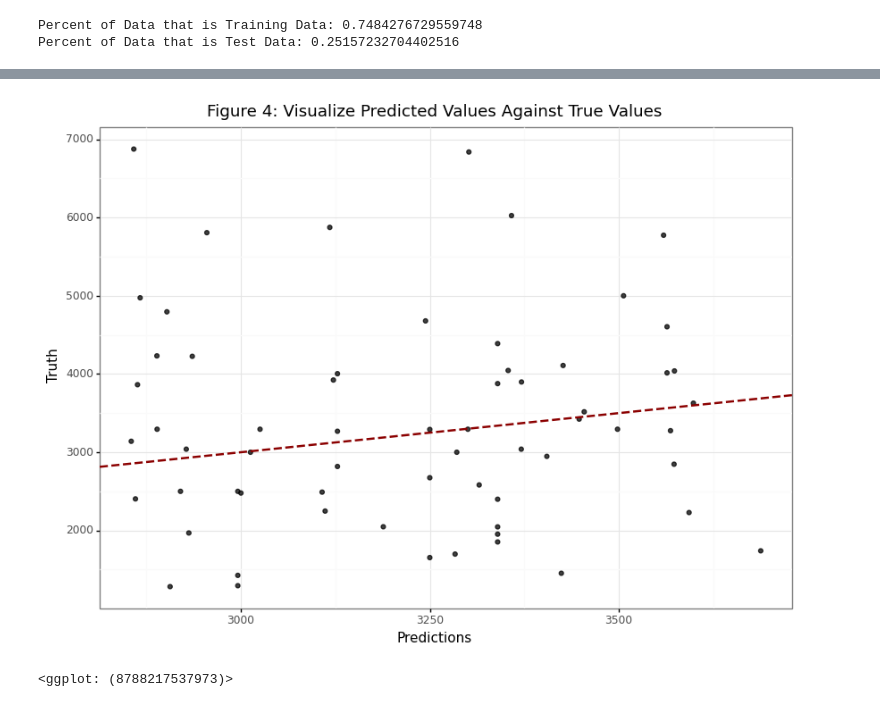
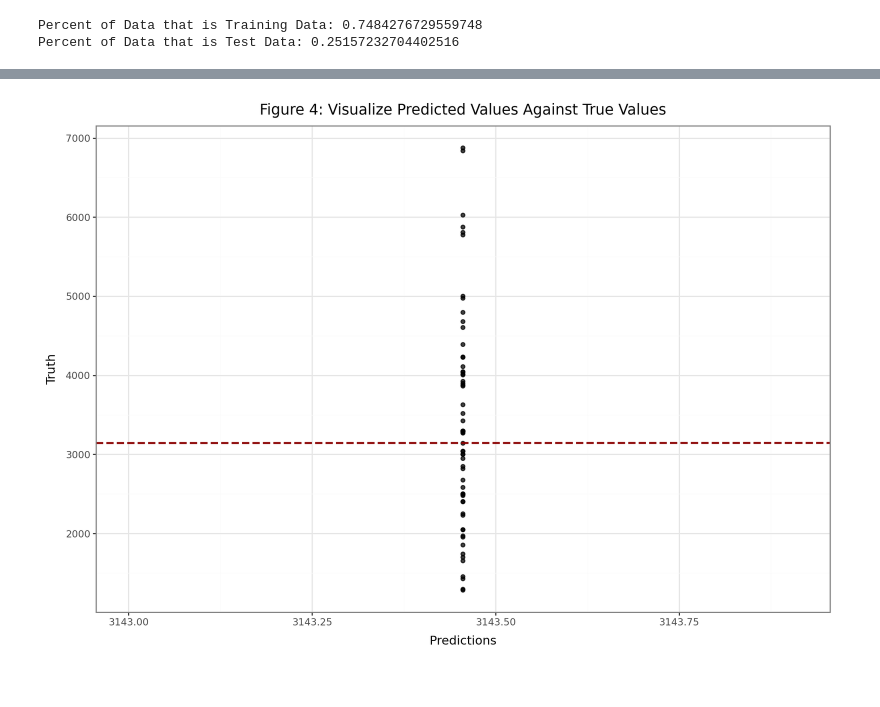
Before and after one commit to ryanripper/project_ppol564_fall2021, a Jupyter notebook: analysis/Data_Analysis.ipynb, the cells around one changed output, grey strips where cells are left out. Cells and saved outputs as stored; diff of their text form; code cells hidden in the pictures.

Commit message:
Update Data_Analysis.ipynb for modernized analysis notebook.

```diff
--- a/analysis/Data_Analysis.ipynb
+++ b/analysis/Data_Analysis.ipynb
@@ -271,16 +268,15 @@ m.r2_score(test_y, pred_y)
 # %%
 # Create dataframe to hold the predicted y and the test y to compare on a plot.
-plot_df = pd.DataFrame({"Predictions" : np.concatenate(pred_y, axis = 0), "Truth" : np.concatenate(test_y.values, axis = 0)})
+plot_df = pd.DataFrame({"Predictions" : np.asarray(pred_y).ravel(), "Truth" : np.asarray(test_y.values).ravel()})
 
 # Visualize the relationship between the predicted and test y values.
 (
     ggplot(plot_df, aes(x = "Predictions", y = "Truth")) +
     geom_point(alpha = .75) +
     geom_abline(linetype = "dashed", color = "darkred", size = 1) +
     theme_bw() +
     theme(figure_size = (10, 7)) +
     labs(x = "Predictions", y = "Truth", title = "Figure 4: Visualize Predicted Values Against True Values")
 )
 # %% [output]
-[figure, old version]
+[figure, new version]
-<ggplot: (8788217537973)>
```
Also changed, not shown: parts of 11 cells of this notebook.
